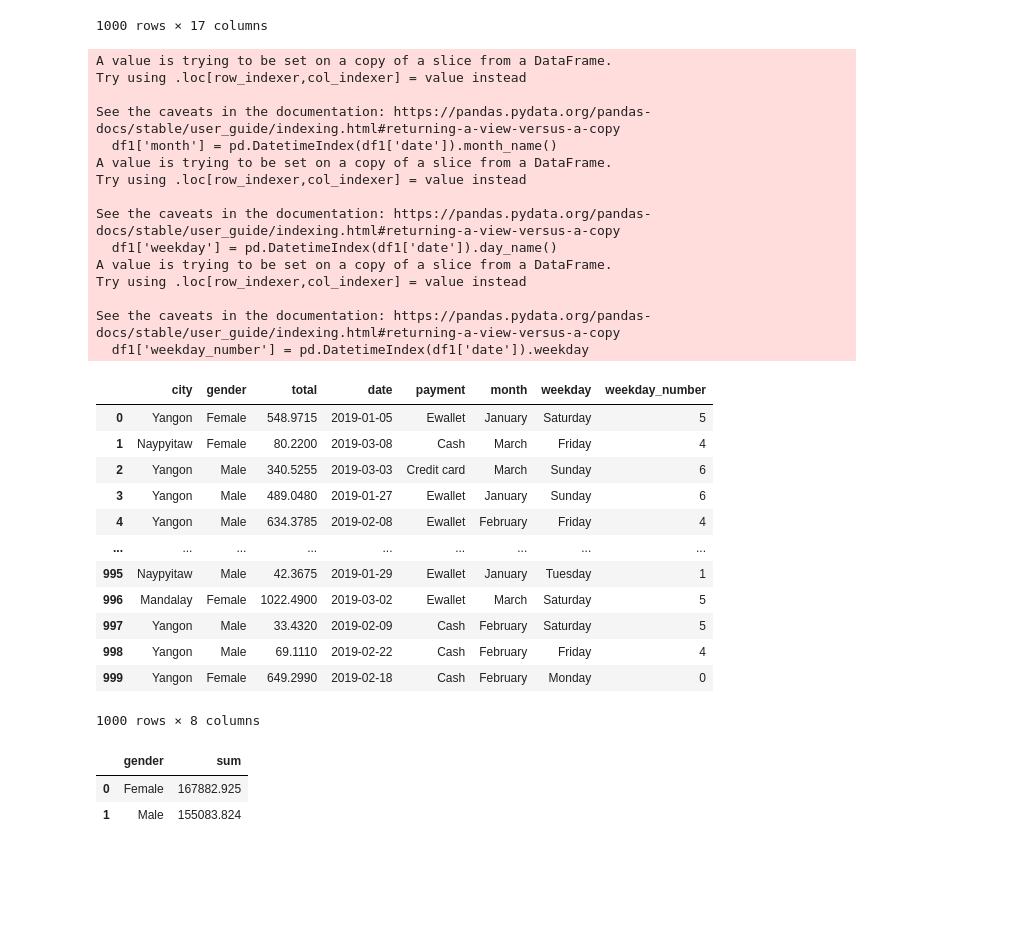
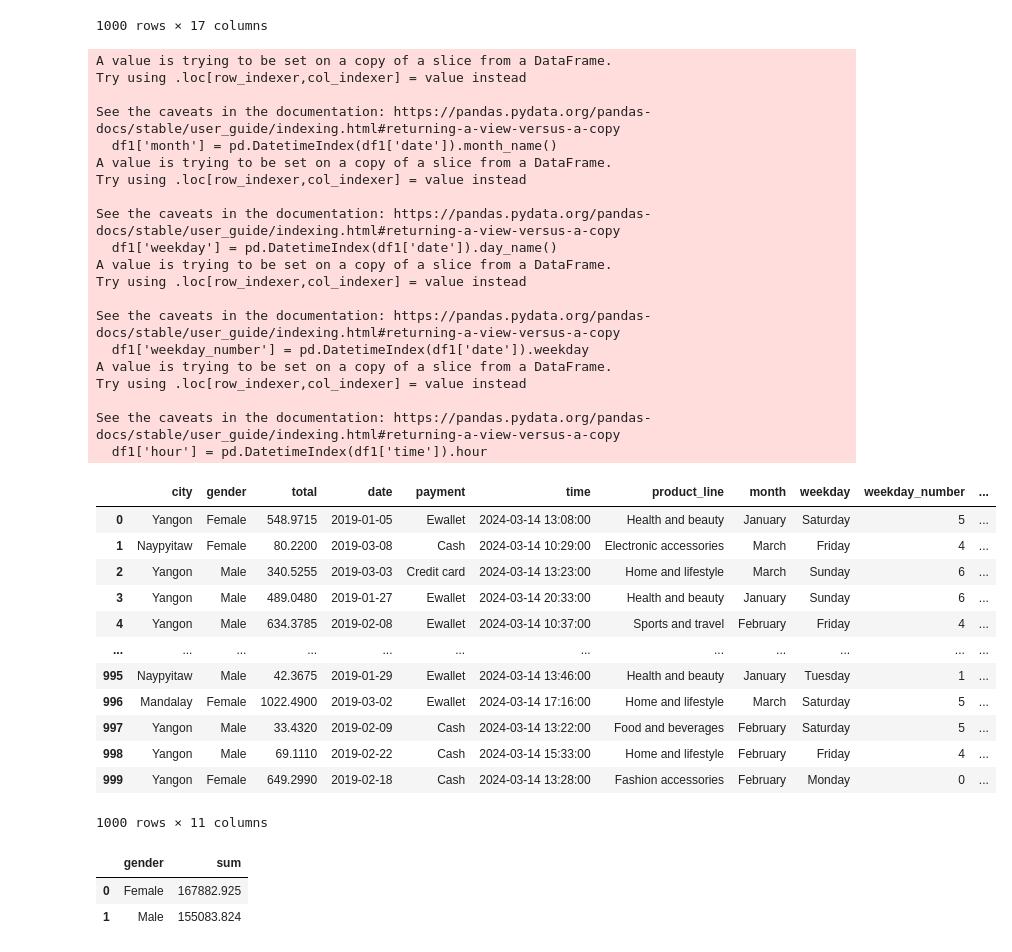
Before and after one commit to vnaumq/supermarket_sales, a Jupyter notebook: supermarket_sales.ipynb, the cells around one changed output. Drawn from its saved outputs; the diff is of its cells as text; code cells hidden in the pictures; blank space fills up the shorter version.

```diff
--- a/supermarket_sales.ipynb
+++ b/supermarket_sales.ipynb
@@ -108,41 +108,47 @@ df
 | 999 | 849-09-3807 | A | Yangon | Member | Female | Fashion accessories | 88.34 | 7 | 30.9190 | ... |
 1000 rows × 17 columns
 # %%
-df1 = df[['city','gender','total','date','payment']]
+df1 = df[['city','gender','total','date','payment','time','product_line']]
 df1['month'] = pd.DatetimeIndex(df1['date']).month_name()
 df1['weekday'] = pd.DatetimeIndex(df1['date']).day_name()
 df1['weekday_number'] = pd.DatetimeIndex(df1['date']).weekday
+df1['hour'] = pd.DatetimeIndex(df1['time']).hour
 df1
 # Приведение даты в месяц и в день недели
 # %% [output]
 A value is trying to be set on a copy of a slice from a DataFrame.
 Try using .loc[row_indexer,col_indexer] = value instead
 
 See the caveats in the documentation: https://pandas.pydata.org/pandas-docs/stable/user_guide/indexing.html#returning-a-view-versus-a-copy
   df1['month'] = pd.DatetimeIndex(df1['date']).month_name()
 A value is trying to be set on a copy of a slice from a DataFrame.
 Try using .loc[row_indexer,col_indexer] = value instead
 
 See the caveats in the documentation: https://pandas.pydata.org/pandas-docs/stable/user_guide/indexing.html#returning-a-view-versus-a-copy
   df1['weekday'] = pd.DatetimeIndex(df1['date']).day_name()
 A value is trying to be set on a copy of a slice from a DataFrame.
 Try using .loc[row_indexer,col_indexer] = value instead
 
 See the caveats in the documentation: https://pandas.pydata.org/pandas-docs/stable/user_guide/indexing.html#returning-a-view-versus-a-copy
   df1['weekday_number'] = pd.DatetimeIndex(df1['date']).weekday
+A value is trying to be set on a copy of a slice from a DataFrame.
+Try using .loc[row_indexer,col_indexer] = value instead
+
+See the caveats in the documentation: https://pandas.pydata.org/pandas-docs/stable/user_guide/indexing.html#returning-a-view-versus-a-copy
+  df1['hour'] = pd.DatetimeIndex(df1['time']).hour
-|  | city | gender | total | date | payment | month | weekday | weekday_number |
-| 0 | Yangon | Female | 548.9715 | 2019-01-05 | Ewallet | January | Saturday | 5 |
-| 1 | Naypyitaw | Female | 80.2200 | 2019-03-08 | Cash | March | Friday | 4 |
-| 2 | Yangon | Male | 340.5255 | 2019-03-03 | Credit card | March | Sunday | 6 |
-| 3 | Yangon | Male | 489.0480 | 2019-01-27 | Ewallet | January | Sunday | 6 |
-| 4 | Yangon | Male | 634.3785 | 2019-02-08 | Ewallet | February | Friday | 4 |
-| ... | ... | ... | ... | ... | ... | ... | ... | ... |
-| 995 | Naypyitaw | Male | 42.3675 | 2019-01-29 | Ewallet | January | Tuesday | 1 |
-| 996 | Mandalay | Female | 1022.4900 | 2019-03-02 | Ewallet | March | Saturday | 5 |
-| 997 | Yangon | Male | 33.4320 | 2019-02-09 | Cash | February | Saturday | 5 |
-| 998 | Yangon | Male | 69.1110 | 2019-02-22 | Cash | February | Friday | 4 |
-| 999 | Yangon | Female | 649.2990 | 2019-02-18 | Cash | February | Monday | 0 |
+|  | city | gender | total | date | payment | time | product_line | month | weekday | weekday_number | ... |
+| 0 | Yangon | Female | 548.9715 | 2019-01-05 | Ewallet | 2024-03-14 13:08:00 | Health and beauty | January | Saturday | 5 | ... |
+| 1 | Naypyitaw | Female | 80.2200 | 2019-03-08 | Cash | 2024-03-14 10:29:00 | Electronic accessories | March | Friday | 4 | ... |
+| 2 | Yangon | Male | 340.5255 | 2019-03-03 | Credit card | 2024-03-14 13:23:00 | Home and lifestyle | March | Sunday | 6 | ... |
+| 3 | Yangon | Male | 489.0480 | 2019-01-27 | Ewallet | 2024-03-14 20:33:00 | Health and beauty | January | Sunday | 6 | ... |
+| 4 | Yangon | Male | 634.3785 | 2019-02-08 | Ewallet | 2024-03-14 10:37:00 | Sports and travel | February | Friday | 4 | ... |
+| ... | ... | ... | ... | ... | ... | ... | ... | ... | ... | ... | ... |
+| 995 | Naypyitaw | Male | 42.3675 | 2019-01-29 | Ewallet | 2024-03-14 13:46:00 | Health and beauty | January | Tuesday | 1 | ... |
+| 996 | Mandalay | Female | 1022.4900 | 2019-03-02 | Ewallet | 2024-03-14 17:16:00 | Home and lifestyle | March | Saturday | 5 | ... |
+| 997 | Yangon | Male | 33.4320 | 2019-02-09 | Cash | 2024-03-14 13:22:00 | Food and beverages | February | Saturday | 5 | ... |
+| 998 | Yangon | Male | 69.1110 | 2019-02-22 | Cash | 2024-03-14 15:33:00 | Home and lifestyle | February | Friday | 4 | ... |
+| 999 | Yangon | Female | 649.2990 | 2019-02-18 | Cash | 2024-03-14 13:28:00 | Fashion accessories | February | Monday | 0 | ... |
-1000 rows × 8 columns
+1000 rows × 11 columns
 # %%
 gender_sum = df1.groupby(['gender'],as_index=False).agg({'total':'sum'}).rename(columns={'total':'sum'})
 # %%
```
Also changed, not shown: parts of 3 cells of this notebook.
